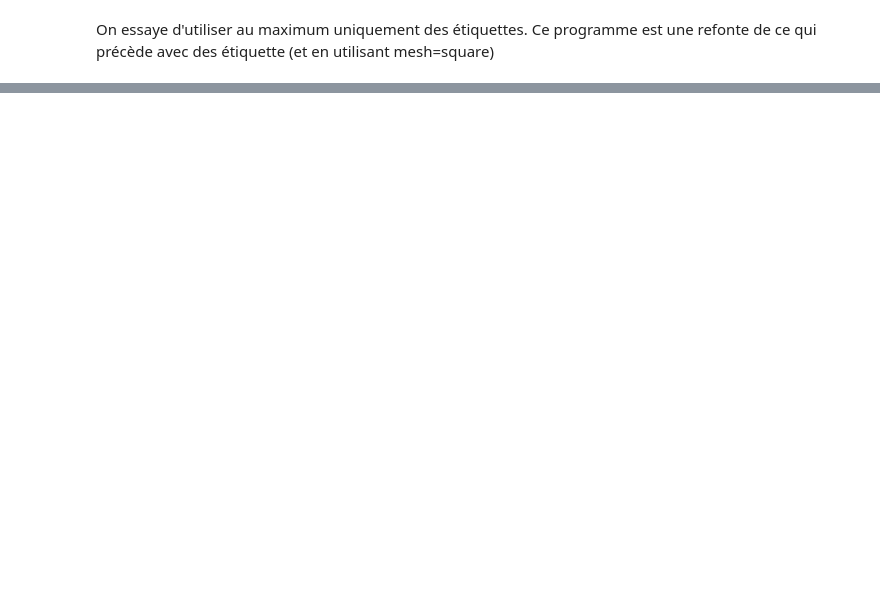
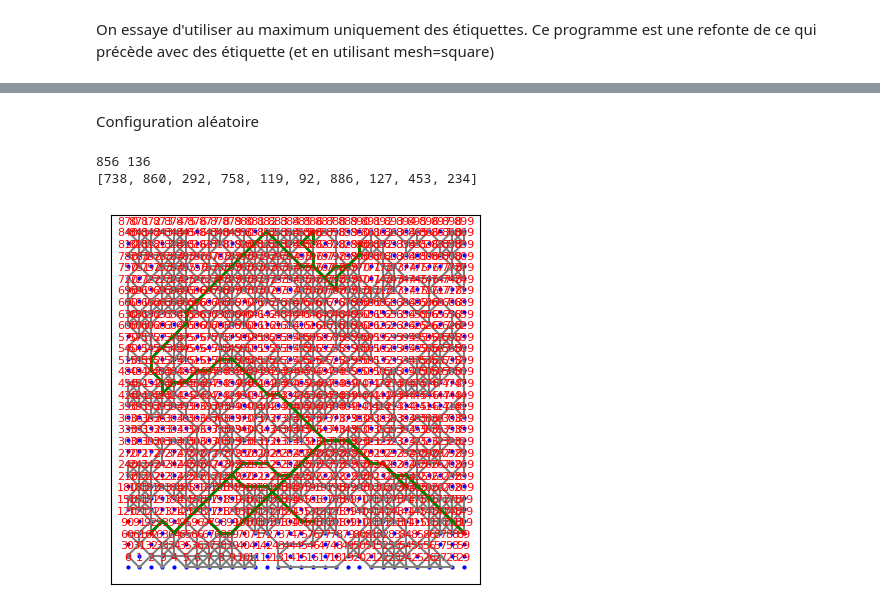
Before and after one commit to TheMaxMOI/MaximilienM, a Jupyter notebook: PlusCourtDistanceMulti.ipynb, the cells around one changed output, grey strips where cells are left out. Drawn from its saved outputs; the diff is of its cells as text; code cells hidden in the pictures; blank space fills up the shorter version.

```diff
--- a/PlusCourtDistanceMulti.ipynb
+++ b/PlusCourtDistanceMulti.ipynb
@@ -223,0 +333,29 @@ display_graph(vertical_vertices,horizontal_vertices,vertices,special_vertices,ar
+# %% [markdown]
+Configuration aléatoire
+# %%
+vertical_vertices = 30
+horizontal_vertices = 30
+
+selector=[2,(5,vertical_vertices,horizontal_vertices)]
+
+special_vertices=[]
+
+arcs,s0,sf,special_vertices,vertices=config_gen(vertical_vertices,horizontal_vertices,special_vertices)
+print(s0,sf)
+print(special_vertices)
+export_config(vertical_vertices,horizontal_vertices,s0,sf,arcs,special_vertices,(selector[0],selector[1][0]))
+
+#Convertion
+s0 = label_to_coordinates(vertical_vertices, horizontal_vertices, s0)
+sf = label_to_coordinates(vertical_vertices, horizontal_vertices, sf)
+graph = {label_to_coordinates(vertical_vertices, horizontal_vertices, i): [label_to_coordinates(vertical_vertices, horizontal_vertices, y) for y in arcs[i]] for i in arcs}
+# Find solution path
+solution = multi_a_star(graph, s0, sf,special_vertices,[label_to_coordinates(vertical_vertices,horizontal_vertices,i) for i in vertices],selector)
+
+sol=([coordinates_to_label(vertical_vertices, horizontal_vertices, i) for i in solution])
+#super_print(vertical_vertices,horizontal_vertices,sol)
+display_graph(vertical_vertices,horizontal_vertices,vertices,special_vertices,arcs,sol,True)
+# %% [output]
+856 136
+[738, 860, 292, 758, 119, 92, 886, 127, 453, 234]
+[figure, added]
```
Also changed, not shown: parts of 4 cells of this notebook, 4 other files.
